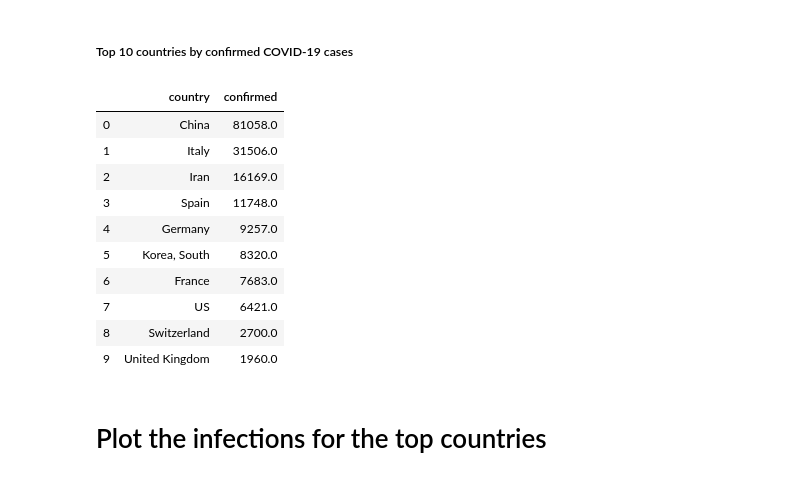
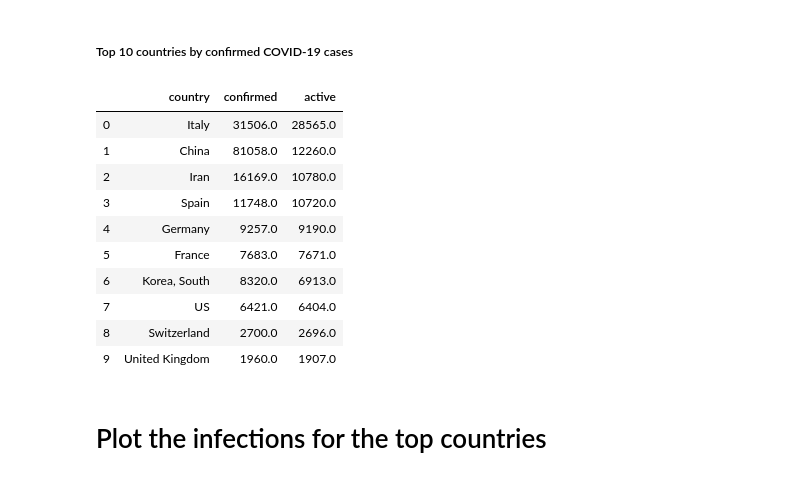
Before and after one commit to tboats/covid-19_analysis, a Jupyter notebook: analysis_covid-19.ipynb, the cells around one changed output. Drawn from its saved outputs; the diff is of its cells as text; code cells hidden in the pictures.

```diff
--- a/analysis_covid-19.ipynb
+++ b/analysis_covid-19.ipynb
@@ -77,24 +77,30 @@ dfp_country = (dfp.groupby(['date', 'country'], as_index=False).
                    'deaths': np.sum,
                    'recovered': np.sum,
                }))
+dfp_country['active'] = dfp_country['confirmed'] - dfp_country['recovered']
 # %% [markdown]
 ##### Top 10 countries by confirmed COVID-19 cases
 # %%
 # get the top countries
-dfp_top_countries = dfp_country.groupby(['country'], as_index=False).agg({'confirmed': np.max})
-dfp_top_countries = dfp_top_countries.sort_values(by='confirmed', ascending=0).reset_index(drop=True)
+dfp_top_countries = (dfp_country[dfp_country['date'] == dfp_country['date'].max()].
+                     groupby(['country'], as_index=False).
+                     agg({'confirmed': np.max,
+                          'active': np.max
+                         })
+                    )
+dfp_top_countries = dfp_top_countries.sort_values(by='active', ascending=0).reset_index(drop=True)
 dfp_top_countries.head(10)
 # %% [output]
-|  | country | confirmed |
-| 0 | China | 81058.0 |
-| 1 | Italy | 31506.0 |
-| 2 | Iran | 16169.0 |
-| 3 | Spain | 11748.0 |
-| 4 | Germany | 9257.0 |
-| 5 | Korea, South | 8320.0 |
-| 6 | France | 7683.0 |
-| 7 | US | 6421.0 |
-| 8 | Switzerland | 2700.0 |
-| 9 | United Kingdom | 1960.0 |
+|  | country | confirmed | active |
+| 0 | Italy | 31506.0 | 28565.0 |
+| 1 | China | 81058.0 | 12260.0 |
+| 2 | Iran | 16169.0 | 10780.0 |
+| 3 | Spain | 11748.0 | 10720.0 |
+| 4 | Germany | 9257.0 | 9190.0 |
+| 5 | France | 7683.0 | 7671.0 |
+| 6 | Korea, South | 8320.0 | 6913.0 |
+| 7 | US | 6421.0 | 6404.0 |
+| 8 | Switzerland | 2700.0 | 2696.0 |
+| 9 | United Kingdom | 1960.0 | 1907.0 |
 # %% [markdown]
 # Plot the infections for the top countries
```
Also changed, not shown: parts of 19 cells of this notebook.
